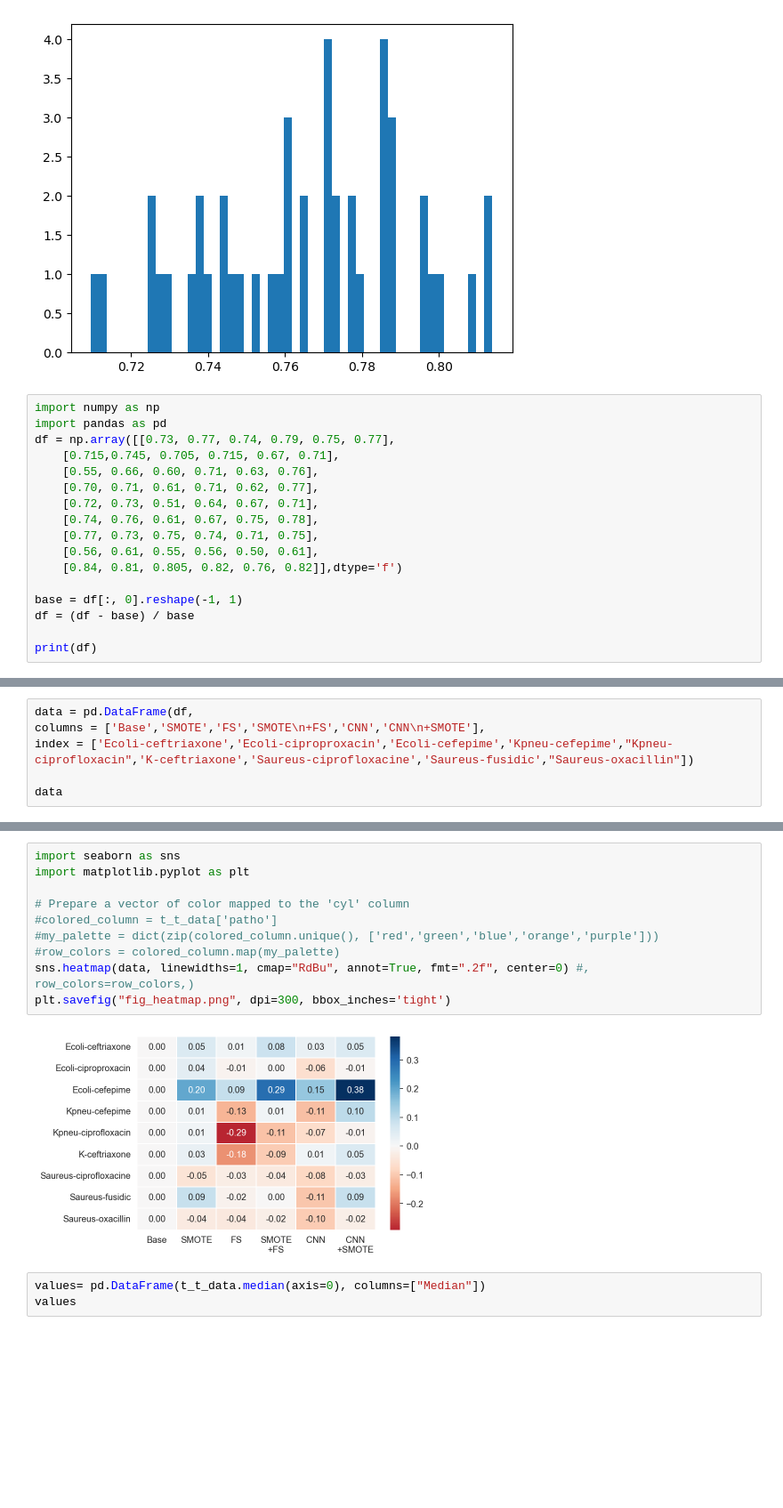
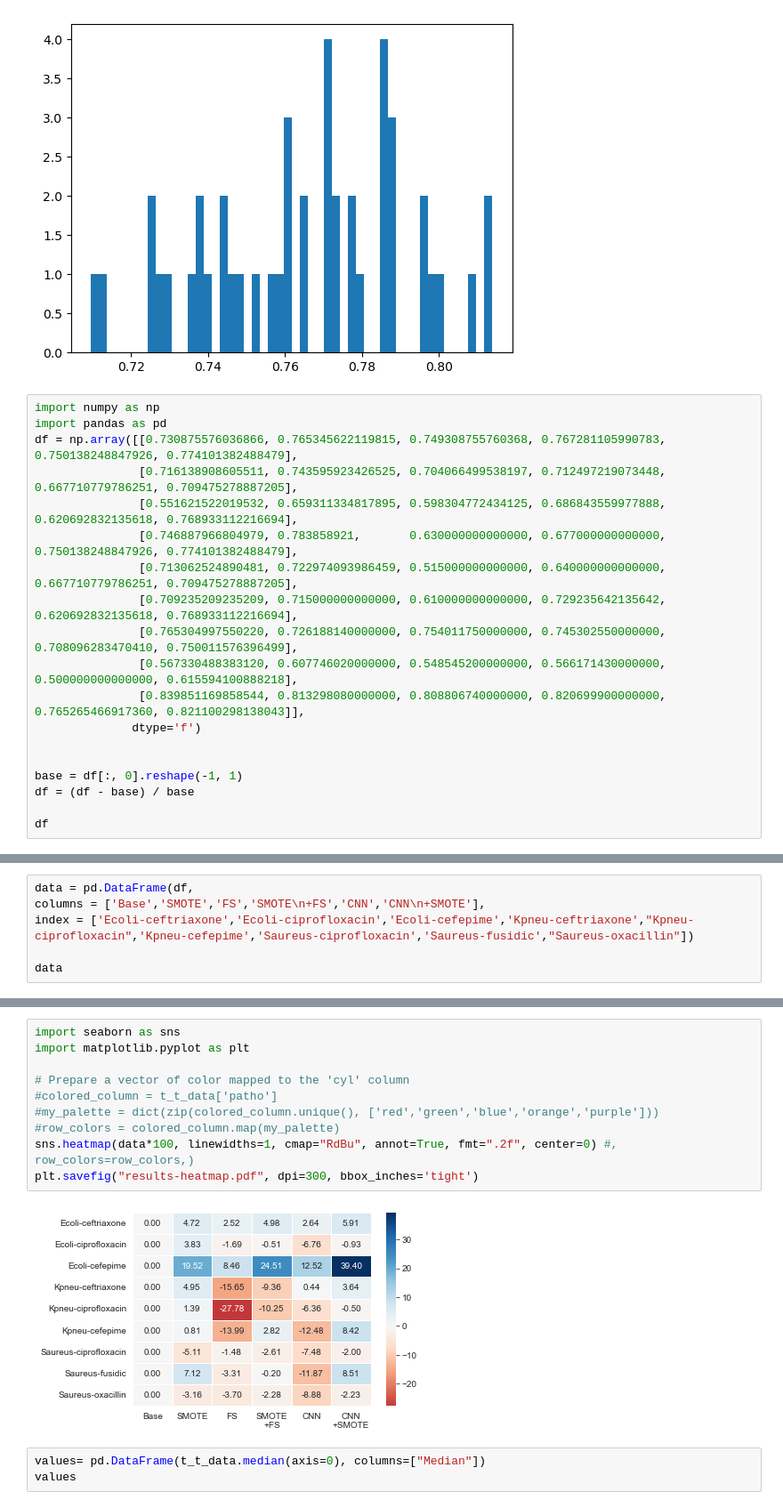
Before and after one commit to seibikobara/CS534FinalMSpathogens, a Jupyter notebook: etc.ipynb, the cells around one changed output, grey strips where cells are left out. Shown: that part at 89% size. Drawn from its saved outputs; the diff is of its cells as text; blank space fills up the shorter version.

Commit message:
chore(etc): use precise results

```diff
--- a/etc.ipynb
+++ b/etc.ipynb
@@ -56,18 +56,20 @@ plt.hist(regular_roc, bins =50)
 # %%
 import numpy as np
 import pandas as pd
-df = np.array([[0.73, 0.77, 0.74, 0.79, 0.75, 0.77],
-    [0.715,0.745, 0.705, 0.715, 0.67, 0.71],
-    [0.55, 0.66, 0.60, 0.71, 0.63, 0.76],
-    [0.70, 0.71, 0.61, 0.71, 0.62, 0.77],
-    [0.72, 0.73, 0.51, 0.64, 0.67, 0.71],
-    [0.74, 0.76, 0.61, 0.67, 0.75, 0.78],
-    [0.77, 0.73, 0.75, 0.74, 0.71, 0.75],
-    [0.56, 0.61, 0.55, 0.56, 0.50, 0.61],
-    [0.84, 0.81, 0.805, 0.82, 0.76, 0.82]],dtype='f')
+df = np.array([[0.730875576036866, 0.765345622119815, 0.749308755760368, 0.767281105990783, 0.750138248847926, 0.774101382488479],
+               [0.716138908605511, 0.743595923426525, 0.704066499538197, 0.712497219073448, 0.667710779786251, 0.709475278887205],
+               [0.551621522019532, 0.659311334817895, 0.598304772434125, 0.686843559977888, 0.620692832135618, 0.768933112216694],
+               [0.746887966804979, 0.783858921,       0.630000000000000, 0.677000000000000, 0.750138248847926, 0.774101382488479],
+               [0.713062524890481, 0.722974093986459, 0.515000000000000, 0.640000000000000, 0.667710779786251, 0.709475278887205],
+               [0.709235209235209, 0.715000000000000, 0.610000000000000, 0.729235642135642, 0.620692832135618, 0.768933112216694],
+               [0.765304997550220, 0.726188140000000, 0.754011750000000, 0.745302550000000, 0.708096283470410, 0.750011576396499],
+               [0.567330488383120, 0.607746020000000, 0.548545200000000, 0.566171430000000, 0.500000000000000, 0.615594100888218],
+               [0.839851169858544, 0.813298080000000, 0.808806740000000, 0.820699900000000, 0.765265466917360, 0.821100298138043]],
+              dtype='f')
+
 
 base = df[:, 0].reshape(-1, 1)
 df = (df - base) / base
 
-print(df)
+df
 # %% [output]
@@ -83,7 +94,7 @@ print(df)
 # %%
 data = pd.DataFrame(df,
 columns = ['Base','SMOTE','FS','SMOTE\n+FS','CNN','CNN\n+SMOTE'],
-index = ['Ecoli-ceftriaxone','Ecoli-ciproproxacin','Ecoli-cefepime','Kpneu-cefepime',"Kpneu-ciprofloxacin",'K-ceftriaxone','Saureus-ciprofloxacine','Saureus-fusidic',"Saureus-oxacillin"])
+index = ['Ecoli-ceftriaxone','Ecoli-ciprofloxacin','Ecoli-cefepime','Kpneu-ceftriaxone',"Kpneu-ciprofloxacin",'Kpneu-cefepime','Saureus-ciprofloxacin','Saureus-fusidic',"Saureus-oxacillin"])
 
 data
 # %% [output]
@@ -123,15 +134,15 @@ t_t_data
 # %%
 import seaborn as sns
 import matplotlib.pyplot as plt
 
 # Prepare a vector of color mapped to the 'cyl' column
 #colored_column = t_t_data['patho']
 #my_palette = dict(zip(colored_column.unique(), ['red','green','blue','orange','purple']))
 #row_colors = colored_column.map(my_palette)
-sns.heatmap(data, linewidths=1, cmap="RdBu", annot=True, fmt=".2f", center=0) #, row_colors=row_colors,)
-plt.savefig("fig_heatmap.png", dpi=300, bbox_inches='tight')
+sns.heatmap(data*100, linewidths=1, cmap="RdBu", annot=True, fmt=".2f", center=0) #, row_colors=row_colors,)
+plt.savefig("results-heatmap.pdf", dpi=300, bbox_inches='tight')
 # %% [output]
-[figure, old version]
+[figure, new version]
 # %%
 values= pd.DataFrame(t_t_data.median(axis=0), columns=["Median"])
 values
```
Also changed, not shown: parts of 3 cells of this notebook.
